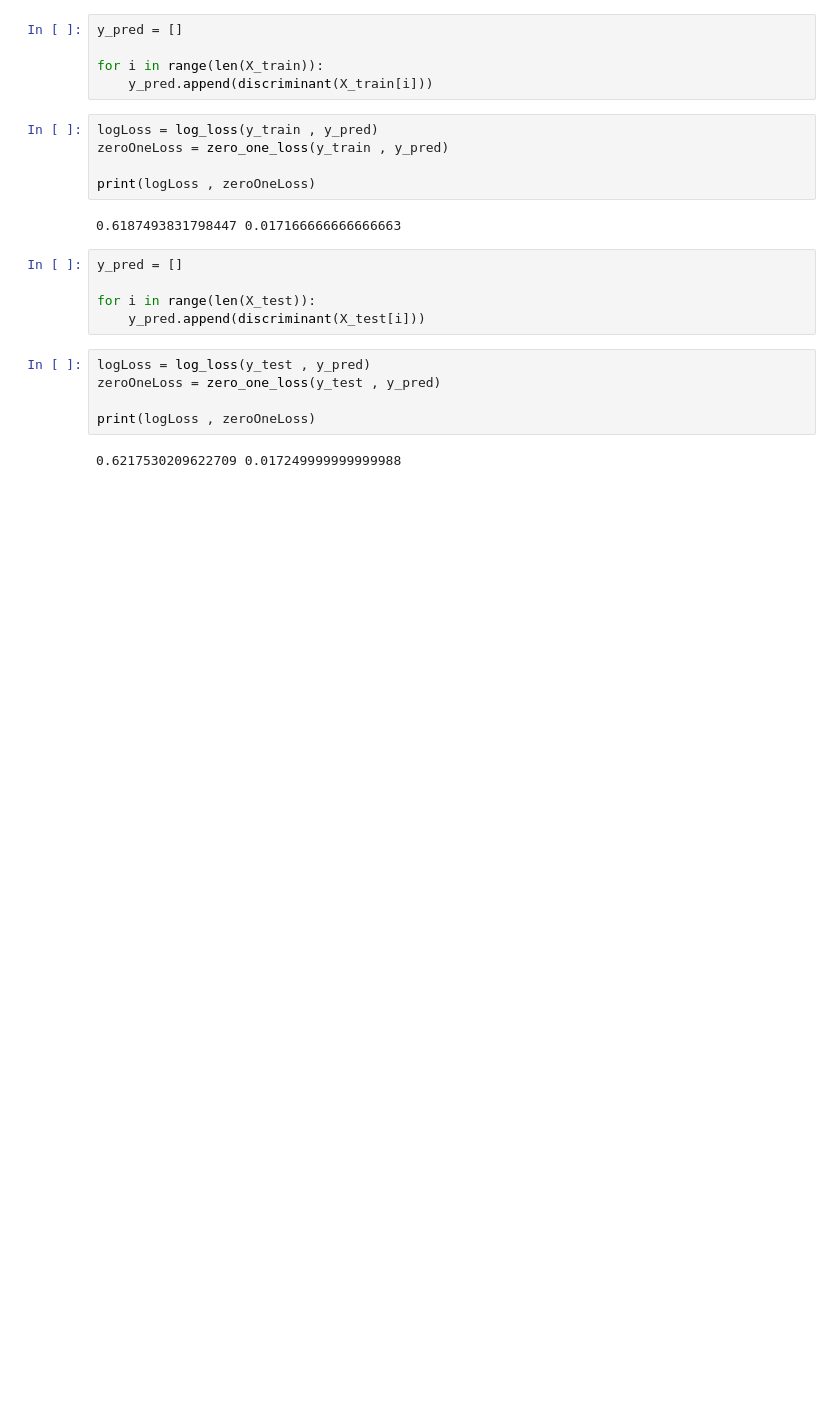
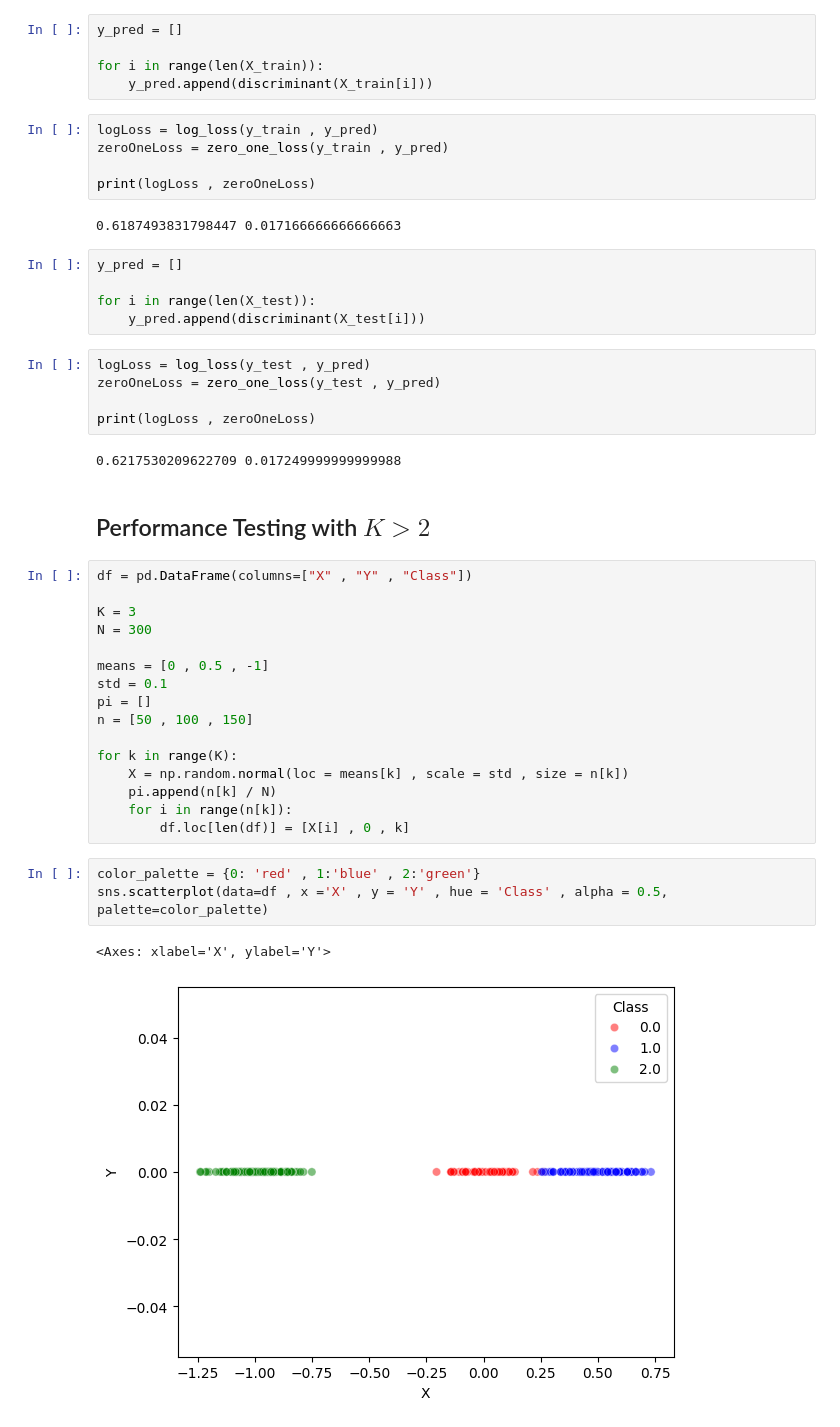
Before and after one commit to SunnyYeahBoiii/CS115_Assignment, a Jupyter notebook: resources/sunny's-doc/lda&qda-performance-test.ipynb, the cells around one changed output. Drawn from its saved outputs; the diff is of its cells as text; blank space fills up the shorter version.

```diff
--- a/resources/sunny's-doc/lda&qda-performance-test.ipynb
+++ b/resources/sunny's-doc/lda&qda-performance-test.ipynb
@@ -234,3 +236,27 @@ zeroOneLoss = zero_one_loss(y_test , y_pred)
 print(logLoss , zeroOneLoss)
 # %% [output]
 0.6217530209622709 0.017249999999999988
+# %% [markdown]
+## Performance Testing with $K > 2$
+# %%
+df = pd.DataFrame(columns=["X" , "Y" , "Class"])
+
+K = 3
+N = 300
+
+means = [0 , 0.5 , -1]
+std = 0.1
+pi = []
+n = [50 , 100 , 150]
+
+for k in range(K):
+    X = np.random.normal(loc = means[k] , scale = std , size = n[k])
+    pi.append(n[k] / N)
+    for i in range(n[k]):
+        df.loc[len(df)] = [X[i] , 0 , k]
+# %%
+color_palette = {0: 'red' , 1:'blue' , 2:'green'}
+sns.scatterplot(data=df , x ='X' , y = 'Y' , hue = 'Class' , alpha = 0.5, palette=color_palette)
+# %% [output]
+<Axes: xlabel='X', ylabel='Y'>
+[figure, added]
```
Also changed, not shown: parts of 5 cells of this notebook.
